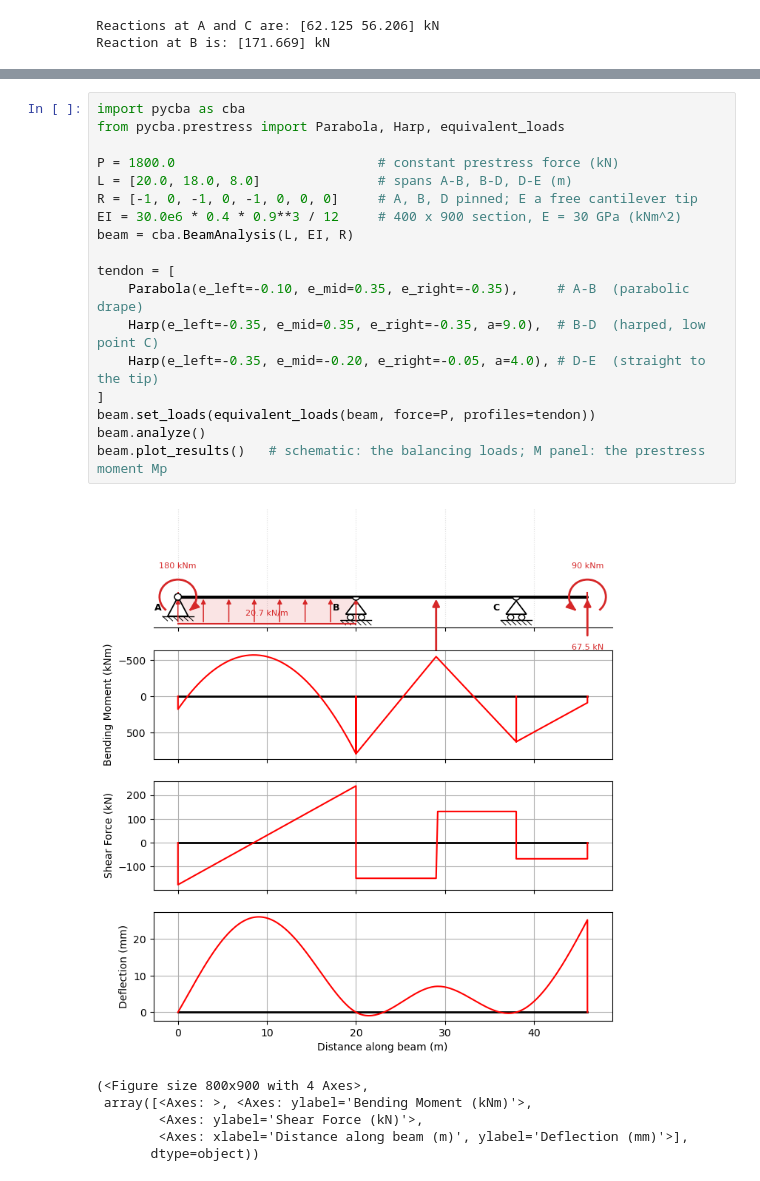
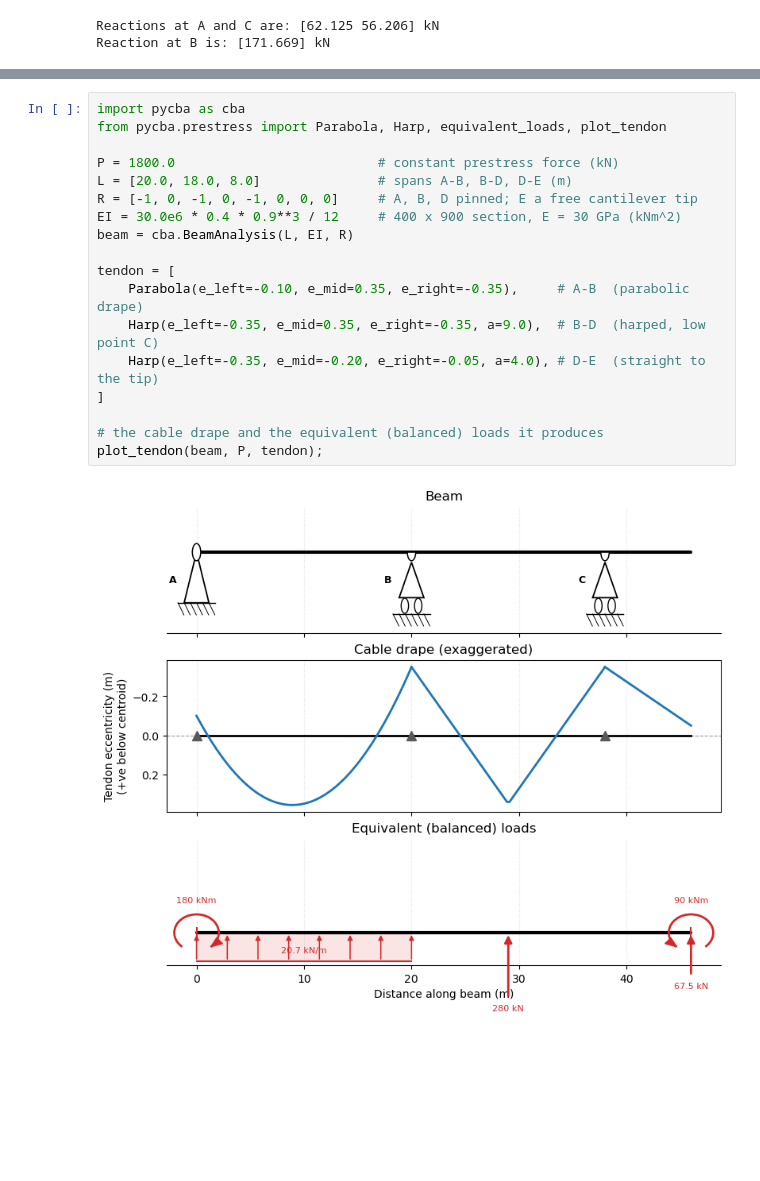
Before and after one commit to ccaprani/pycba, a Jupyter notebook: docs/source/notebooks/intro.ipynb, the cells around one changed output, grey strips where cells are left out. Drawn from its saved outputs; the diff is of its cells as text; blank space fills up the shorter version.

```diff
--- a/docs/source/notebooks/intro.ipynb
+++ b/docs/source/notebooks/intro.ipynb
@@ -327,26 +327,21 @@ The tendon is **parabolic** in span A-B and **harped** (straight, low point at C
 # %%
 import pycba as cba
-from pycba.prestress import Parabola, Harp, equivalent_loads
+from pycba.prestress import Parabola, Harp, equivalent_loads, plot_tendon
 
 P = 1800.0                          # constant prestress force (kN)
 L = [20.0, 18.0, 8.0]               # spans A-B, B-D, D-E (m)
 R = [-1, 0, -1, 0, -1, 0, 0, 0]     # A, B, D pinned; E a free cantilever tip
 EI = 30.0e6 * 0.4 * 0.9**3 / 12     # 400 x 900 section, E = 30 GPa (kNm^2)
 beam = cba.BeamAnalysis(L, EI, R)
 
 tendon = [
     Parabola(e_left=-0.10, e_mid=0.35, e_right=-0.35),     # A-B  (parabolic drape)
     Harp(e_left=-0.35, e_mid=0.35, e_right=-0.35, a=9.0),  # B-D  (harped, low point C)
     Harp(e_left=-0.35, e_mid=-0.20, e_right=-0.05, a=4.0), # D-E  (straight to the tip)
 ]
-beam.set_loads(equivalent_loads(beam, force=P, profiles=tendon))
-beam.analyze()
-beam.plot_results()   # schematic: the balancing loads; M panel: the prestress moment Mp
+
+# the cable drape and the equivalent (balanced) loads it produces
+plot_tendon(beam, P, tendon);
 # %% [output]
-[figure, old version]
+[figure, new version]
-(<Figure size 800x900 with 4 Axes>,
- array([<Axes: >, <Axes: ylabel='Bending Moment (kNm)'>,
-        <Axes: ylabel='Shear Force (kN)'>,
-        <Axes: xlabel='Distance along beam (m)', ylabel='Deflection (mm)'>],
-       dtype=object))
 # %% [markdown]
```
Also changed, not shown: parts of 3 cells of this notebook, 4 other files.
